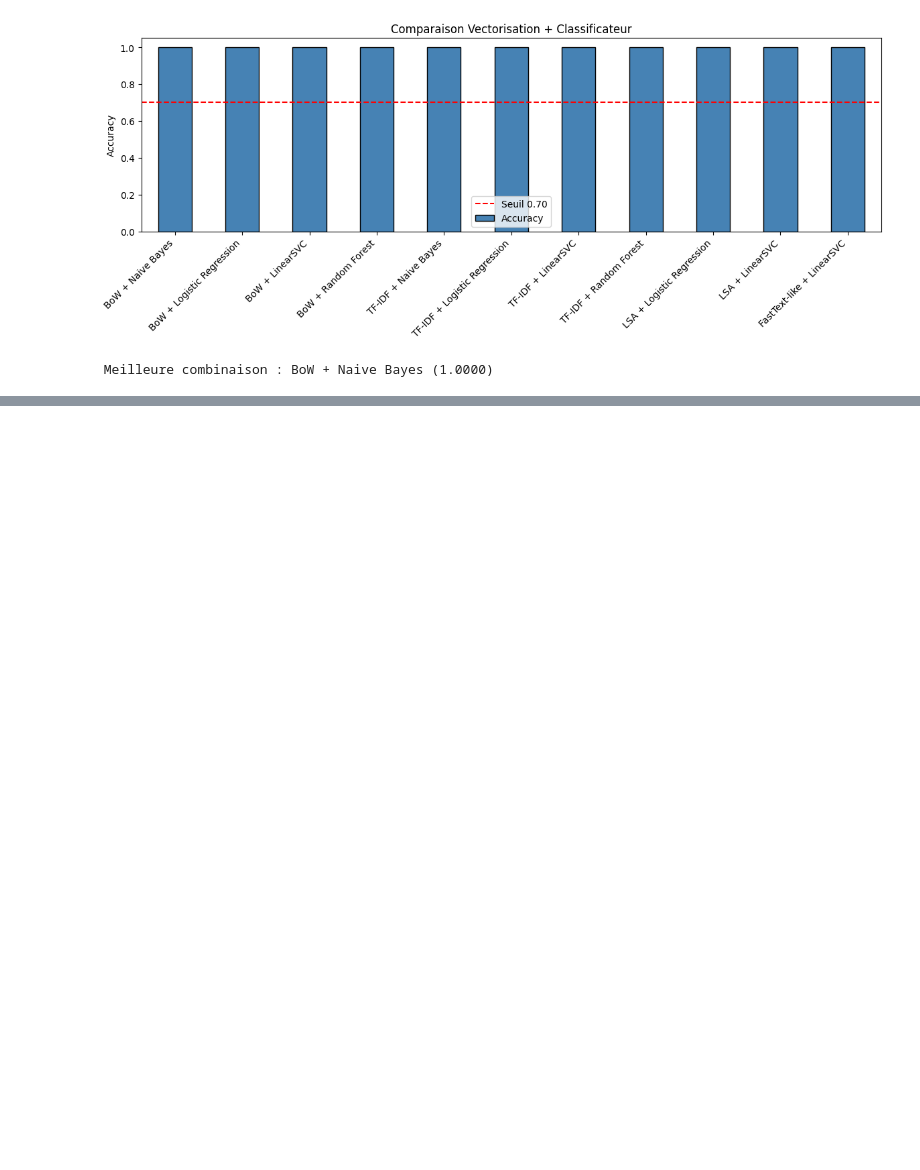
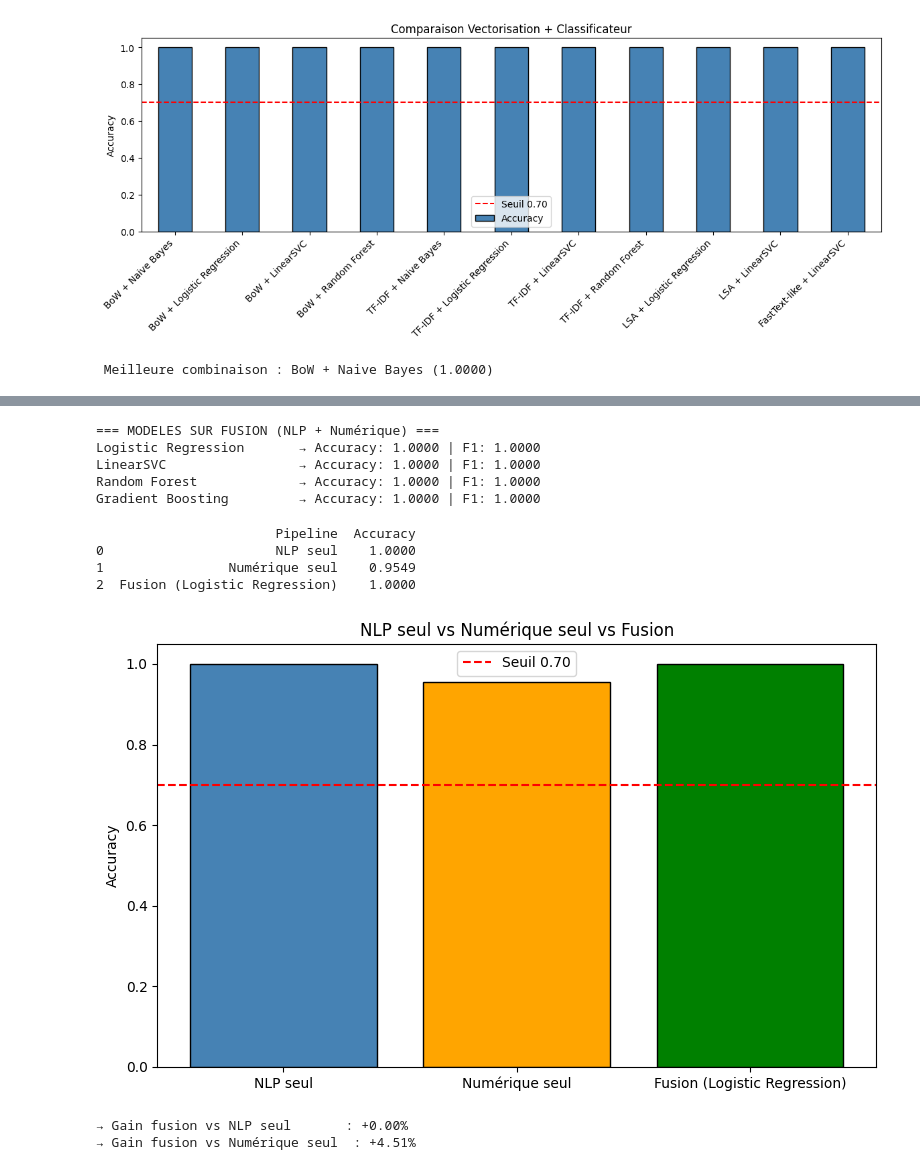
Before and after one commit to islemtalbi/projet_ML2026, a Jupyter notebook: notebooks/04_NLP.ipynb, the cells around one changed output, grey strips where cells are left out. Cells and saved outputs as stored; diff of their text form; code cells hidden in the pictures; blank space fills up the shorter version.

Commit message:
Fusion features numériques + textuelles

```diff
--- a/notebooks/04_NLP.ipynb
+++ b/notebooks/04_NLP.ipynb
@@ -127,6 +133,7 @@ X_test_bow = bow.transform(X_test)
 # TF-IDF
 tfidf = TfidfVectorizer(ngram_range=(1,2))
 X_train_tfidf = tfidf.fit_transform(X_train)
+X_val_tfidf = tfidf.transform(X_val)
 X_test_tfidf = tfidf.transform(X_test)
 
 print(f" Vectorisation terminée")
@@ -339,0 +392,64 @@ print(" NLP classifier    → models/nlp_classifier.pkl")
+# %%
+from sklearn.ensemble import GradientBoostingClassifier
+
+modeles_mm = {
+    'Logistic Regression': LogisticRegression(max_iter=1000),
+    'LinearSVC':           LinearSVC(),
+    'Random Forest':       RandomForestClassifier(n_estimators=100, random_state=42),
+    'Gradient Boosting':   GradientBoostingClassifier(random_state=42)
+}
+
+scores_mm = {}
+print("=== MODELES SUR FUSION (NLP + Numérique) ===")
+for nom, modele in modeles_mm.items():
+    modele.fit(X_fusion_train, y_train)
+    y_pred = modele.predict(X_fusion_val)
+    acc = accuracy_score(y_val, y_pred)
+    f1  = f1_score(y_val, y_pred, average='weighted')
+    scores_mm[nom] = acc
+    print(f"{nom:25s} → Accuracy: {acc:.4f} | F1: {f1:.4f}")
+# %% [output]
+=== MODELES SUR FUSION (NLP + Numérique) ===
+Logistic Regression       → Accuracy: 1.0000 | F1: 1.0000
+LinearSVC                 → Accuracy: 1.0000 | F1: 1.0000
+Random Forest             → Accuracy: 1.0000 | F1: 1.0000
+Gradient Boosting         → Accuracy: 1.0000 | F1: 1.0000
+# %%
+# NLP seul — déjà calculé plus haut
+acc_nlp = scores[max(scores, key=scores.get)]
+
+# Numérique seul
+clf_num = LinearSVC()
+clf_num.fit(X_scaled_train, y_train)
+acc_num = accuracy_score(y_val, clf_num.predict(X_scaled_val))
+
+# Fusion
+meilleur_nom_mm = max(scores_mm, key=scores_mm.get)
+acc_fusion = scores_mm[meilleur_nom_mm]
+
+comparaison = pd.DataFrame({
+    'Pipeline': ['NLP seul', 'Numérique seul', f'Fusion ({meilleur_nom_mm})'],
+    'Accuracy': [acc_nlp,    acc_num,           acc_fusion]
+})
+print(comparaison.round(4))
+
+plt.figure(figsize=(8, 5))
+plt.bar(comparaison['Pipeline'], comparaison['Accuracy'],
+        color=['steelblue', 'orange', 'green'], edgecolor='black')
+plt.axhline(y=0.70, color='red', linestyle='--', label='Seuil 0.70')
+plt.title('NLP seul vs Numérique seul vs Fusion')
+plt.ylabel('Accuracy')
+plt.legend()
+plt.tight_layout()
+plt.show()
+
+print(f"\n→ Gain fusion vs NLP seul       : +{(acc_fusion-acc_nlp)*100:.2f}%")
+print(f"→ Gain fusion vs Numérique seul  : +{(acc_fusion-acc_num)*100:.2f}%")
+# %% [output]
+                       Pipeline  Accuracy
+0                      NLP seul    1.0000
+1                Numérique seul    0.9549
+2  Fusion (Logistic Regression)    1.0000
+[figure, added]
+→ Gain fusion vs NLP seul       : +0.00%
+→ Gain fusion vs Numérique seul  : +4.51%
```
Also changed, not shown: parts of 7 cells of this notebook.
